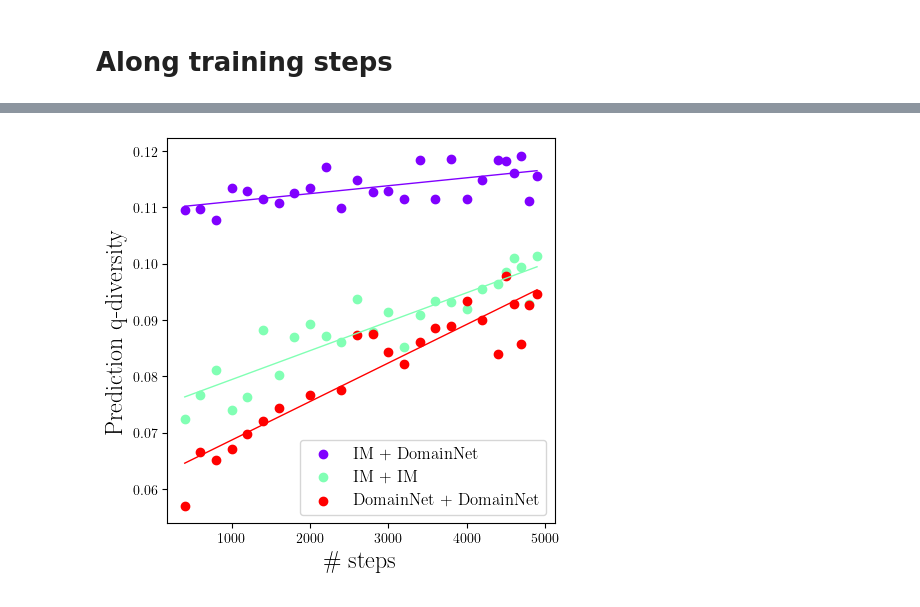
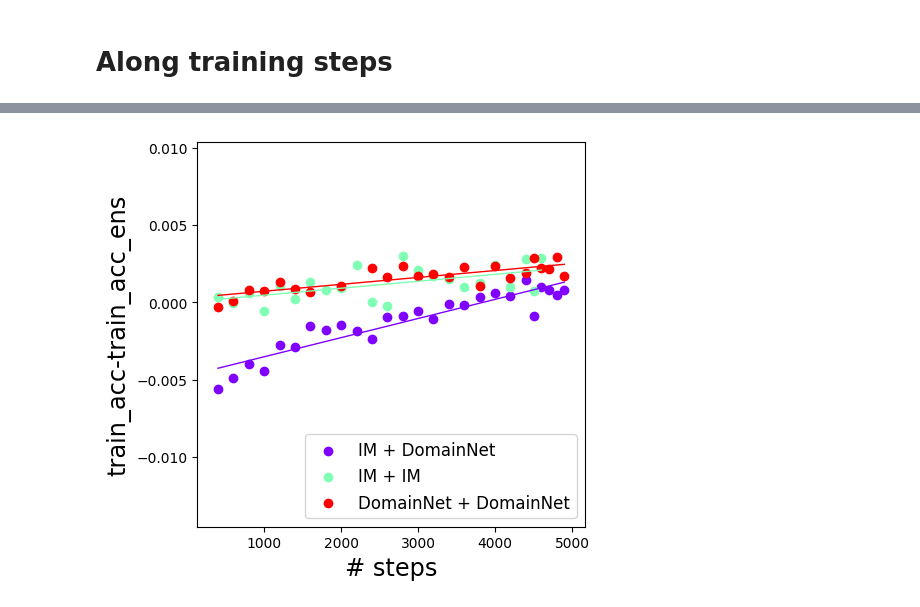
Before and after one commit to alexrame/domainbedv2, a Jupyter notebook: notebooks/recycling/diwa_diversity_versus_accuracy_home.ipynb, the cells around one changed output, grey strips where cells are left out. Saved outputs shown, nothing was run; the diff lists cells and outputs as text; code cells hidden in the pictures.

```diff
--- a/notebooks/recycling/diwa_diversity_versus_accuracy_home.ipynb
+++ b/notebooks/recycling/diwa_diversity_versus_accuracy_home.ipynb
@@ -376,0 +383,16 @@ plot.save_fig(fig, "diwa/fig_dnim_step_dr_" + "home0" + ".pdf")
+# %%
+plot.MUL = 0
+fig = plot.plot_key(
+    home0_div_imdn0dn1_idit_step.l + home0_div_imdn0dn1_isit_step_top2.l,
+    labels=home0_div_imdn0dn1_idit_step.labels + home0_div_imdn0dn1_isit_step_top2.labels,
+    key1="step",
+    key2="train_acc-train_acc_ens",
+    keyclustering="step",
+    #keyerror="divq_netm_std",
+    lambda_filtering=lambda x: x["step"] > 200 and x.get("testenv", 0) == 0,
+    loc="lower right",
+    order="1",
+    list_indexes=[0, 3, 5]
+)
+# %% [output]
+[figure, added]
@@ -388,9 +425,7 @@ fig = plot.plot_key(
     order="1",
     list_indexes=[0, 3, 5]
 )
-plot.save_fig(fig, "diwa/fig_dnim_step_dq_" + "home0" + ".pdf")
+# plot.save_fig(fig, "diwa/fig_dnim_step_dq_" + "home0" + ".pdf")
-# %% [output]
-[figure, removed]
 # %%
 fig = plot.plot_key(
     home0_div_imdn0dn1_idit_step.l + home0_div_imdn0dn1_isit_step_top2.l,
```
Also changed, not shown: parts of 19 cells of this notebook, 14 other files.
